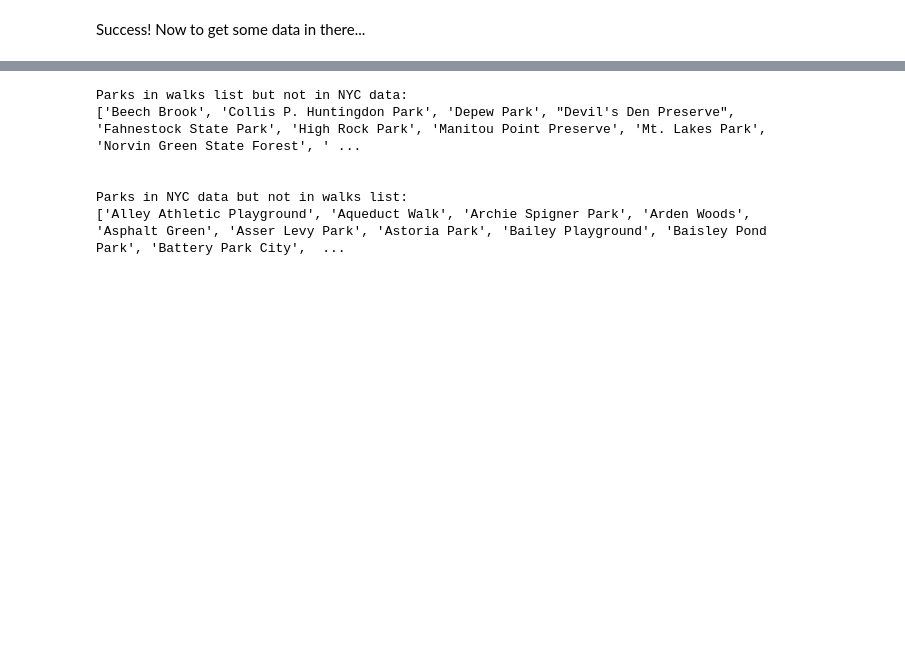
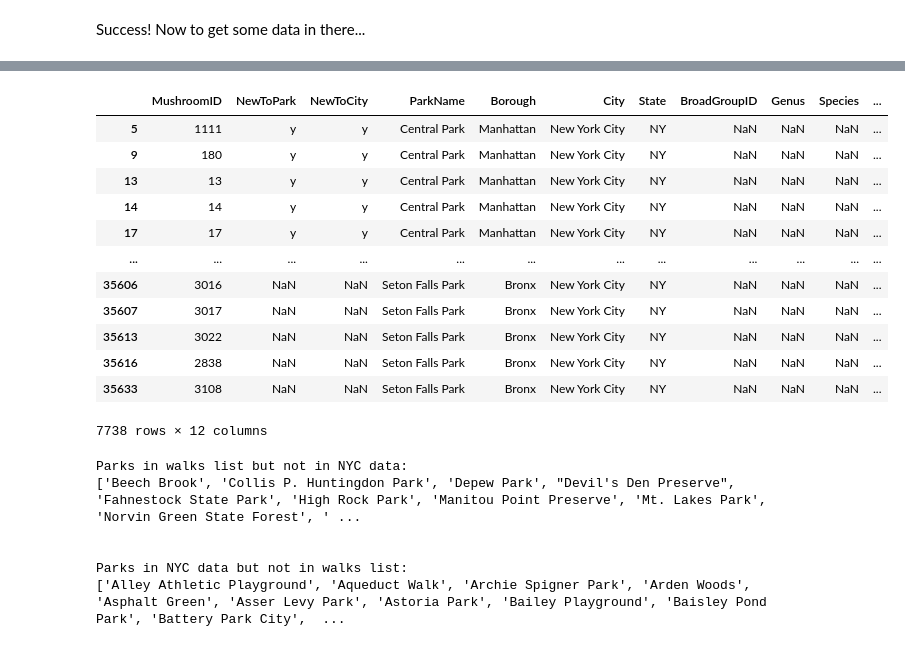
Before and after one commit to newyorkmyc/walks-list, a Jupyter notebook: mapping.ipynb, the cells around one changed output, grey strips where cells are left out. Drawn from its saved outputs; the diff is of its cells as text; code cells hidden in the pictures; blank space fills up the shorter version.

```diff
--- a/mapping.ipynb
+++ b/mapping.ipynb
@@ -98,6 +125,22 @@ parks_data.head()
 | 2 | 3 | y | y | Central Park | Manhattan | New York City | NY | 3.0 | Cyanoboletus | pulverulentus | ... |
 | 3 | 4 | y | y | Central Park | Manhattan | New York City | NY | 3.0 | Gyroporus | castaneus | ... |
 | 4 | 5 | y | y | Central Park | Manhattan | New York City | NY | 3.0 | Tylopilus | ferrugineus | ... |
+# %%
+parks_data.loc[parks_data['Species'].isna()]
+# %% [output]
+|  | MushroomID | NewToPark | NewToCity | ParkName | Borough | City | State | BroadGroupID | Genus | Species | ... |
+| 5 | 1111 | y | y | Central Park | Manhattan | New York City | NY | NaN | NaN | NaN | ... |
+| 9 | 180 | y | y | Central Park | Manhattan | New York City | NY | NaN | NaN | NaN | ... |
+| 13 | 13 | y | y | Central Park | Manhattan | New York City | NY | NaN | NaN | NaN | ... |
+| 14 | 14 | y | y | Central Park | Manhattan | New York City | NY | NaN | NaN | NaN | ... |
+| 17 | 17 | y | y | Central Park | Manhattan | New York City | NY | NaN | NaN | NaN | ... |
+| ... | ... | ... | ... | ... | ... | ... | ... | ... | ... | ... | ... |
+| 35606 | 3016 | NaN | NaN | Seton Falls Park | Bronx | New York City | NY | NaN | NaN | NaN | ... |
+| 35607 | 3017 | NaN | NaN | Seton Falls Park | Bronx | New York City | NY | NaN | NaN | NaN | ... |
+| 35613 | 3022 | NaN | NaN | Seton Falls Park | Bronx | New York City | NY | NaN | NaN | NaN | ... |
+| 35616 | 2838 | NaN | NaN | Seton Falls Park | Bronx | New York City | NY | NaN | NaN | NaN | ... |
+| 35633 | 3108 | NaN | NaN | Seton Falls Park | Bronx | New York City | NY | NaN | NaN | NaN | ... |
+7738 rows × 12 columns
 # %%
 # Check for parks that don't match across datasets
 nymyc_parks = list(parks_data['ParkName'].unique())
```
Also changed, not shown: parts of 8 cells of this notebook, 1 other file.
